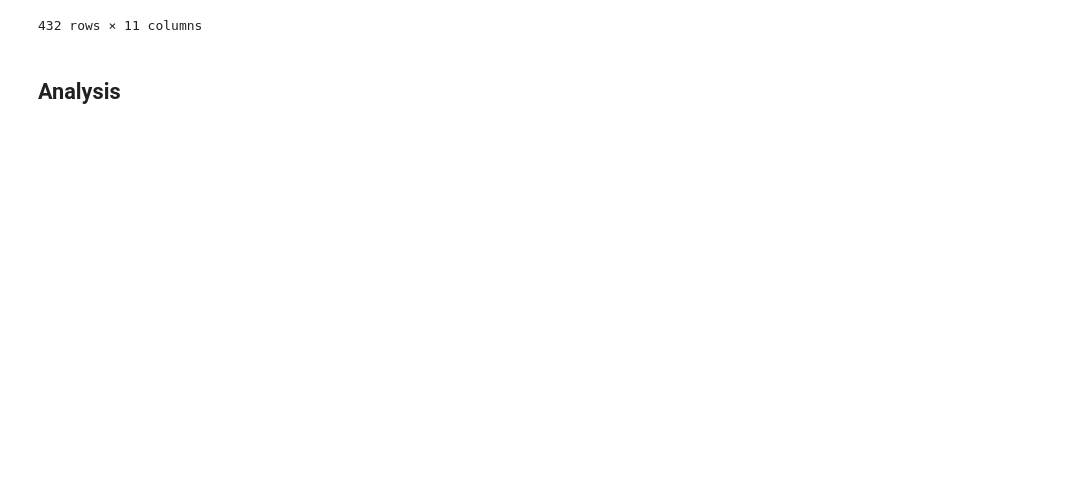
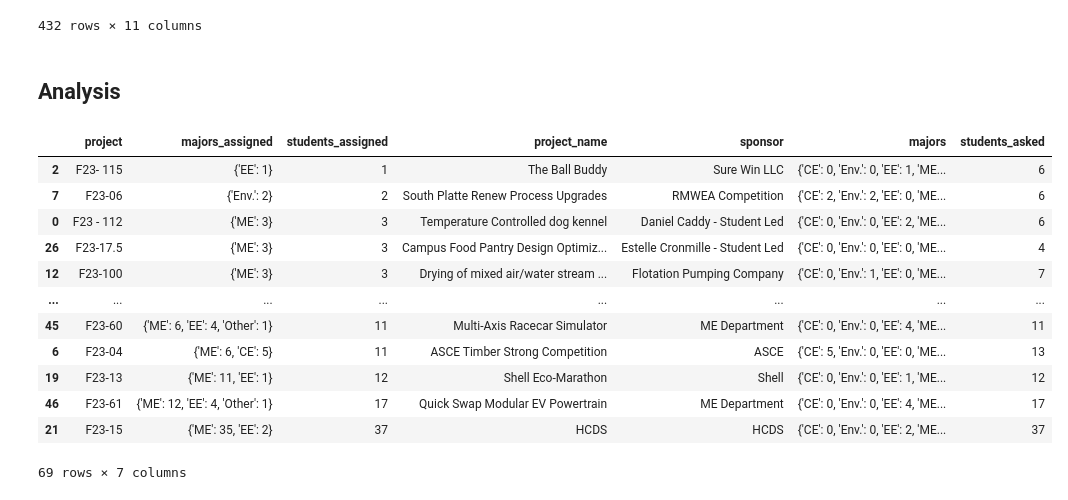
Before and after one commit to jbackofe/sorting-hat, a Jupyter notebook: or_solver.ipynb, the cells around one changed output. Drawn from its saved outputs; the diff is of its cells as text; code cells hidden in the pictures; blank space fills up the shorter version.

```diff
--- a/or_solver.ipynb
+++ b/or_solver.ipynb
@@ -205,3 +205,37 @@ results[['student', 'name', 'degree', 'major', 'desc', 'secondary_skills', 'proj
 # results.to_csv('mips_solution.csv')
 # %% [markdown]
 ## Analysis
+# %%
+def get_majors_by_project(lst):
+    freq_dict = {}
+    for el in lst:
+        if el in freq_dict:
+            freq_dict[el] += 1
+        else:
+            freq_dict[el] = 1
+    res = list(freq_dict.items())
+    res.sort(key=lambda x: x[1], reverse=True)
+    return dict(res)
+
+majors_by_project = results[['major', 'project', 'student']].groupby(['project']).agg({'major': ', '.join}).reset_index()
+majors_by_project['major'] = majors_by_project['major'].apply(lambda x: x.split(', ')) # convert to list
+majors_by_project['major'] = majors_by_project['major'].apply(lambda x: get_majors_by_project(x))
+majors_by_project = majors_by_project.rename(columns={'major': 'majors_assigned'})
+majors_by_project['students_assigned'] = majors_by_project['majors_assigned'].apply(lambda x: sum(x.values()))
+majors_by_project = pd.merge(left=majors_by_project, right=projects_df, left_on='project', right_on='id')
+majors_by_project['students_asked'] = majors_by_project['majors'].apply(lambda x: sum(x.values()))
+majors_by_project.sort_values('students_assigned')
+# %% [output]
+|  | project | majors_assigned | students_assigned | project_name | sponsor | majors | students_asked |
+| 2 | F23- 115 | {'EE': 1} | 1 | The Ball Buddy | Sure Win LLC | {'CE': 0, 'Env.': 0, 'EE': 1, 'ME... | 6 |
+| 7 | F23-06 | {'Env.': 2} | 2 | South Platte Renew Process Upgrades | RMWEA Competition | {'CE': 2, 'Env.': 2, 'EE': 0, 'ME... | 6 |
+| 0 | F23 - 112 | {'ME': 3} | 3 | Temperature Controlled dog kennel | Daniel Caddy - Student Led | {'CE': 0, 'Env.': 0, 'EE': 2, 'ME... | 6 |
+| 26 | F23-17.5 | {'ME': 3} | 3 | Campus Food Pantry Design Optimiz... | Estelle Cronmille - Student Led | {'CE': 0, 'Env.': 0, 'EE': 0, 'ME... | 4 |
+| 12 | F23-100 | {'ME': 3} | 3 | Drying of mixed air/water stream ... | Flotation Pumping Company | {'CE': 0, 'Env.': 1, 'EE': 0, 'ME... | 7 |
+| ... | ... | ... | ... | ... | ... | ... | ... |
+| 45 | F23-60 | {'ME': 6, 'EE': 4, 'Other': 1} | 11 | Multi-Axis Racecar Simulator | ME Department | {'CE': 0, 'Env.': 0, 'EE': 4, 'ME... | 11 |
+| 6 | F23-04 | {'ME': 6, 'CE': 5} | 11 | ASCE Timber Strong Competition | ASCE | {'CE': 5, 'Env.': 0, 'EE': 0, 'ME... | 13 |
+| 19 | F23-13 | {'ME': 11, 'EE': 1} | 12 | Shell Eco-Marathon | Shell | {'CE': 0, 'Env.': 0, 'EE': 1, 'ME... | 12 |
+| 46 | F23-61 | {'ME': 12, 'EE': 4, 'Other': 1} | 17 | Quick Swap Modular EV Powertrain | ME Department | {'CE': 0, 'Env.': 0, 'EE': 4, 'ME... | 17 |
+| 21 | F23-15 | {'ME': 35, 'EE': 2} | 37 | HCDS | HCDS | {'CE': 0, 'Env.': 0, 'EE': 2, 'ME... | 37 |
+69 rows × 7 columns
```
